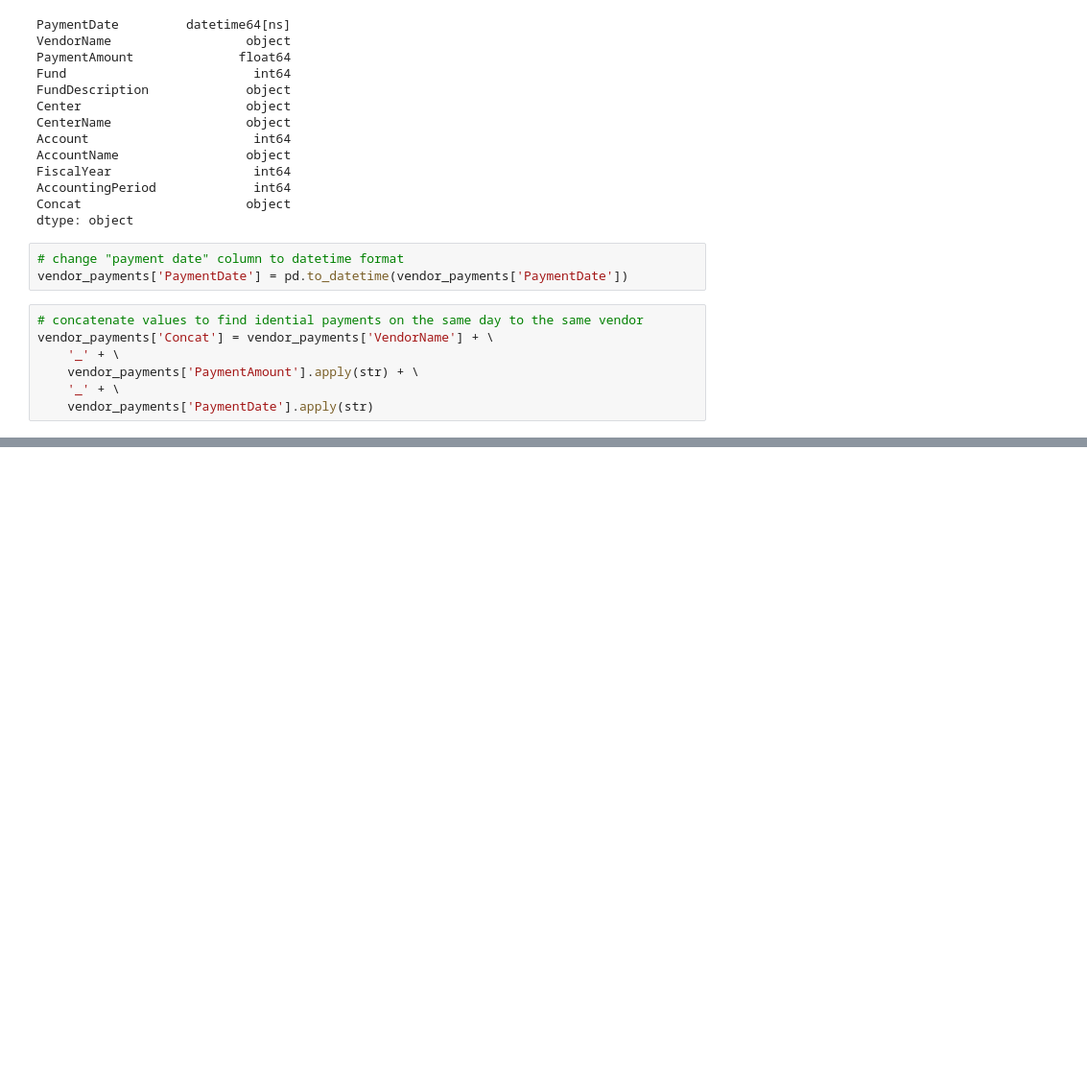
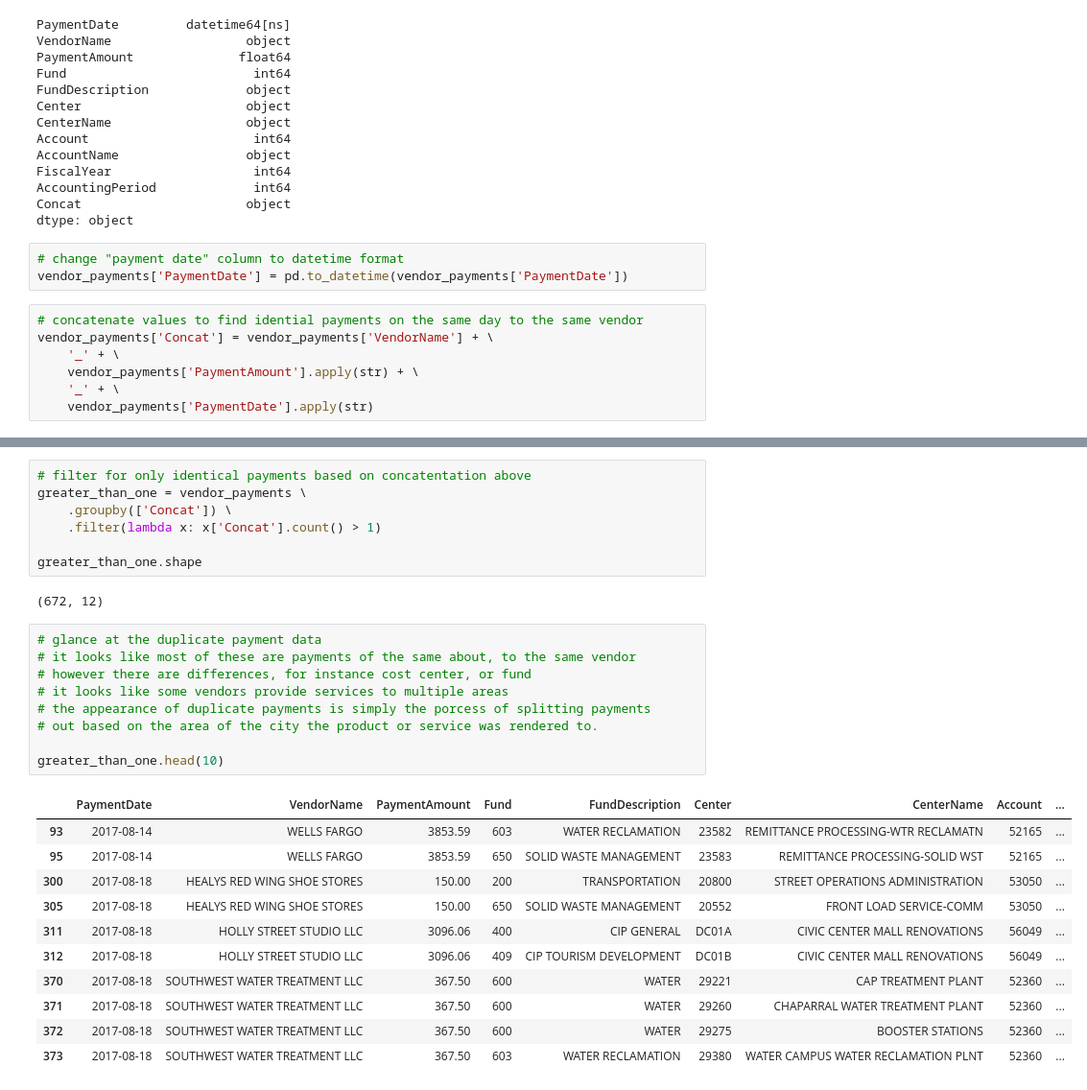
Before and after one commit to mrkjhsn/Vendor-Payments-City-of-Scottsdale, a Jupyter notebook: duplicate_payments_analysis.ipynb, the cells around one changed output, grey strips where cells are left out. Shown: that part at 96% size. Saved outputs shown, nothing was run; the diff lists cells and outputs as text; blank space fills up the shorter version.

```diff
--- a/duplicate_payments_analysis.ipynb
+++ b/duplicate_payments_analysis.ipynb
@@ -52,0 +86,30 @@ vendor_payments['Concat'] = vendor_payments['VendorName'] + \
+# %%
+# filter for only identical payments based on concatentation above
+greater_than_one = vendor_payments \
+    .groupby(['Concat']) \
+    .filter(lambda x: x['Concat'].count() > 1)
+
+greater_than_one.shape
+# %% [output]
+(672, 12)
+# %%
+# glance at the duplicate payment data
+# it looks like most of these are payments of the same about, to the same vendor
+# however there are differences, for instance cost center, or fund
+# it looks like some vendors provide services to multiple areas
+# the appearance of duplicate payments is simply the porcess of splitting payments
+# out based on the area of the city the product or service was rendered to.
+
+greater_than_one.head(10)
+# %% [output]
+|  | PaymentDate | VendorName | PaymentAmount | Fund | FundDescription | Center | CenterName | Account | ... |
+| 93 | 2017-08-14 | WELLS FARGO | 3853.59 | 603 | WATER RECLAMATION | 23582 | REMITTANCE PROCESSING-WTR RECLAMATN | 52165 | ... |
+| 95 | 2017-08-14 | WELLS FARGO | 3853.59 | 650 | SOLID WASTE MANAGEMENT | 23583 | REMITTANCE PROCESSING-SOLID WST | 52165 | ... |
+| 300 | 2017-08-18 | HEALYS RED WING SHOE STORES | 150.00 | 200 | TRANSPORTATION | 20800 | STREET OPERATIONS ADMINISTRATION | 53050 | ... |
+| 305 | 2017-08-18 | HEALYS RED WING SHOE STORES | 150.00 | 650 | SOLID WASTE MANAGEMENT | 20552 | FRONT LOAD SERVICE-COMM | 53050 | ... |
+| 311 | 2017-08-18 | HOLLY STREET STUDIO LLC | 3096.06 | 400 | CIP GENERAL | DC01A | CIVIC CENTER MALL RENOVATIONS | 56049 | ... |
+| 312 | 2017-08-18 | HOLLY STREET STUDIO LLC | 3096.06 | 409 | CIP TOURISM DEVELOPMENT | DC01B | CIVIC CENTER MALL RENOVATIONS | 56049 | ... |
+| 370 | 2017-08-18 | SOUTHWEST WATER TREATMENT LLC | 367.50 | 600 | WATER | 29221 | CAP TREATMENT PLANT | 52360 | ... |
+| 371 | 2017-08-18 | SOUTHWEST WATER TREATMENT LLC | 367.50 | 600 | WATER | 29260 | CHAPARRAL WATER TREATMENT PLANT | 52360 | ... |
+| 372 | 2017-08-18 | SOUTHWEST WATER TREATMENT LLC | 367.50 | 600 | WATER | 29275 | BOOSTER STATIONS | 52360 | ... |
+| 373 | 2017-08-18 | SOUTHWEST WATER TREATMENT LLC | 367.50 | 603 | WATER RECLAMATION | 29380 | WATER CAMPUS WATER RECLAMATION PLNT | 52360 | ... |
```
Also changed, not shown: parts of 20 cells of this notebook.
